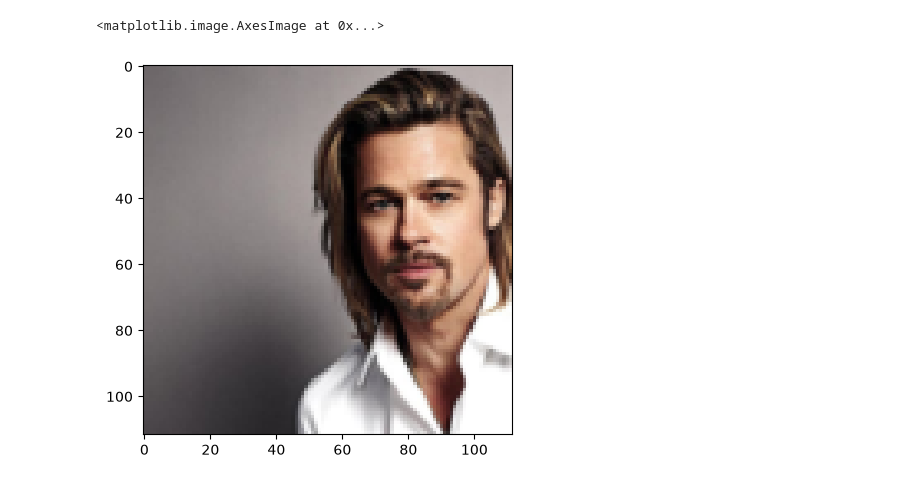
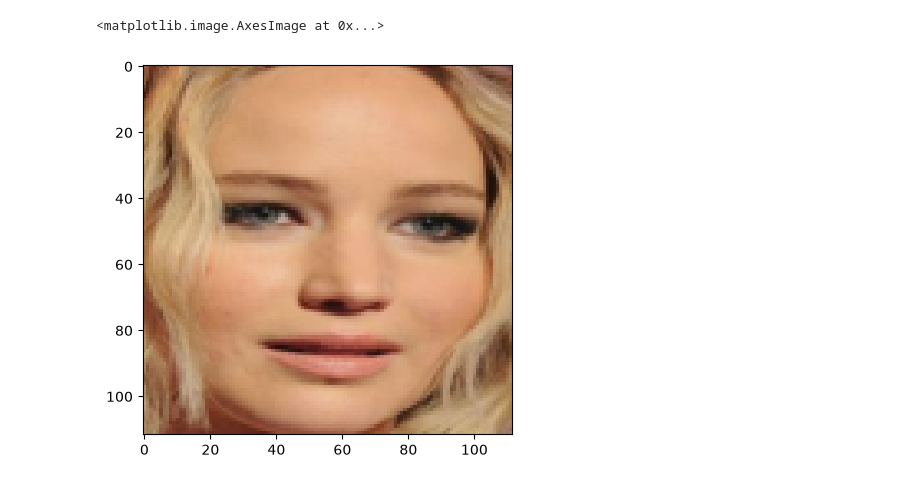
Before and after one commit to BombasticFantastik/ZekNet, a Jupyter notebook: embedder.ipynb, the cells around one changed output. Saved outputs shown, nothing was run; the diff lists cells and outputs as text; code cells hidden in the pictures.

```diff
--- a/embedder.ipynb
+++ b/embedder.ipynb
@@ -140,8 +141,8 @@ embendings.shape
 indexer=faiss.IndexFlatL2(512)
 indexer.add(embendings)#добавляем базу
 # %%
-plt.imshow(test_data[500].permute(1,2,0))
+plt.imshow(test_data[600].permute(1,2,0))
 # %% [output]
 <matplotlib.image.AxesImage at 0x...>
-[figure, old version]
+[figure, new version]
 # %%
```
Also changed, not shown: parts of 15 cells of this notebook, 1 other file.
